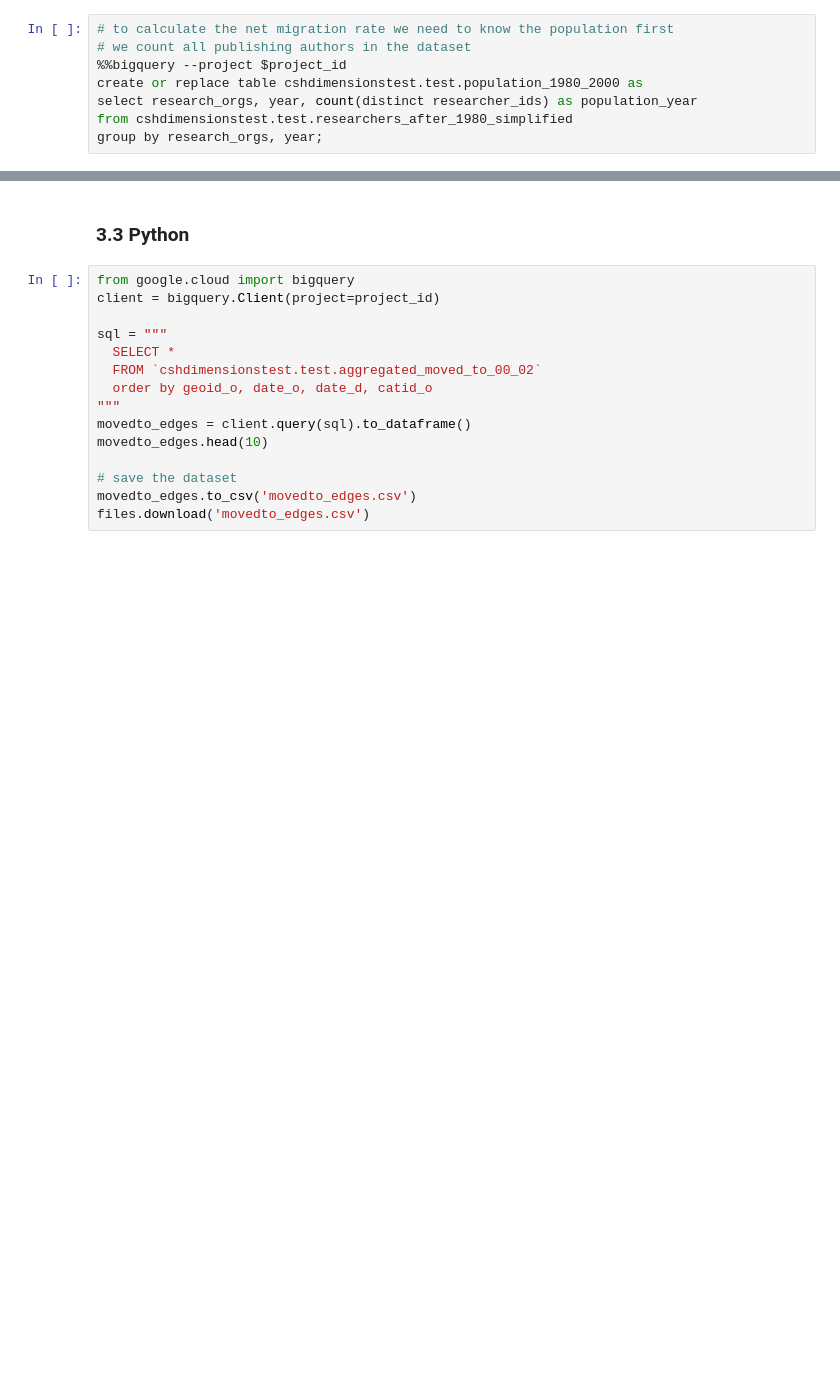
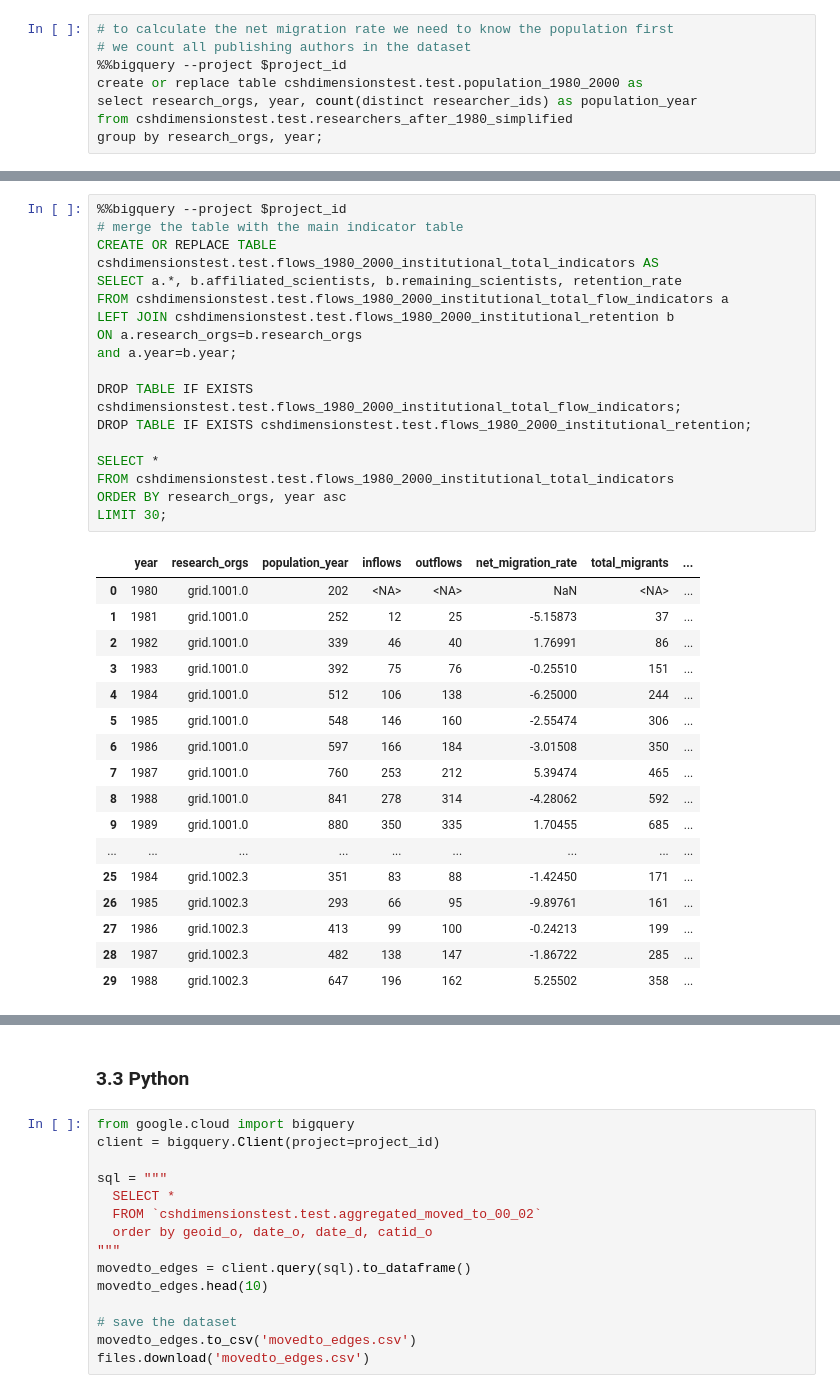
Before and after one commit to complexity-science-hub/SciFlows, a Jupyter notebook: Flows_1980_2000_first_level_for.ipynb, the cells around one changed output, grey strips where cells are left out. Cells and saved outputs as stored; diff of their text form; blank space fills up the shorter version.

```diff
--- a/Flows_1980_2000_first_level_for.ipynb
+++ b/Flows_1980_2000_first_level_for.ipynb
@@ -796,0 +1181,35 @@ drop table if exists cshdimensionstest.test.flows_1980_2000_institution_flows_in
+# %%
+%%bigquery --project $project_id
+# merge the table with the main indicator table
+CREATE OR REPLACE TABLE cshdimensionstest.test.flows_1980_2000_institutional_total_indicators AS
+SELECT a.*, b.affiliated_scientists, b.remaining_scientists, retention_rate
+FROM cshdimensionstest.test.flows_1980_2000_institutional_total_flow_indicators a
+LEFT JOIN cshdimensionstest.test.flows_1980_2000_institutional_retention b
+ON a.research_orgs=b.research_orgs
+and a.year=b.year;
+
+DROP TABLE IF EXISTS cshdimensionstest.test.flows_1980_2000_institutional_total_flow_indicators;
+DROP TABLE IF EXISTS cshdimensionstest.test.flows_1980_2000_institutional_retention;
+
+SELECT *
+FROM cshdimensionstest.test.flows_1980_2000_institutional_total_indicators
+ORDER BY research_orgs, year asc
+LIMIT 30;
+# %% [output]
+|  | year | research_orgs | population_year | inflows | outflows | net_migration_rate | total_migrants | ... |
+| 0 | 1980 | grid.1001.0 | 202 | <NA> | <NA> | NaN | <NA> | ... |
+| 1 | 1981 | grid.1001.0 | 252 | 12 | 25 | -5.15873 | 37 | ... |
+| 2 | 1982 | grid.1001.0 | 339 | 46 | 40 | 1.76991 | 86 | ... |
+| 3 | 1983 | grid.1001.0 | 392 | 75 | 76 | -0.25510 | 151 | ... |
+| 4 | 1984 | grid.1001.0 | 512 | 106 | 138 | -6.25000 | 244 | ... |
+| 5 | 1985 | grid.1001.0 | 548 | 146 | 160 | -2.55474 | 306 | ... |
+| 6 | 1986 | grid.1001.0 | 597 | 166 | 184 | -3.01508 | 350 | ... |
+| 7 | 1987 | grid.1001.0 | 760 | 253 | 212 | 5.39474 | 465 | ... |
+| 8 | 1988 | grid.1001.0 | 841 | 278 | 314 | -4.28062 | 592 | ... |
+| 9 | 1989 | grid.1001.0 | 880 | 350 | 335 | 1.70455 | 685 | ... |
+| ... | ... | ... | ... | ... | ... | ... | ... | ... |
+| 25 | 1984 | grid.1002.3 | 351 | 83 | 88 | -1.42450 | 171 | ... |
+| 26 | 1985 | grid.1002.3 | 293 | 66 | 95 | -9.89761 | 161 | ... |
+| 27 | 1986 | grid.1002.3 | 413 | 99 | 100 | -0.24213 | 199 | ... |
+| 28 | 1987 | grid.1002.3 | 482 | 138 | 147 | -1.86722 | 285 | ... |
+| 29 | 1988 | grid.1002.3 | 647 | 196 | 162 | 5.25502 | 358 | ... |
```
Also changed, not shown: parts of 75 cells of this notebook.
